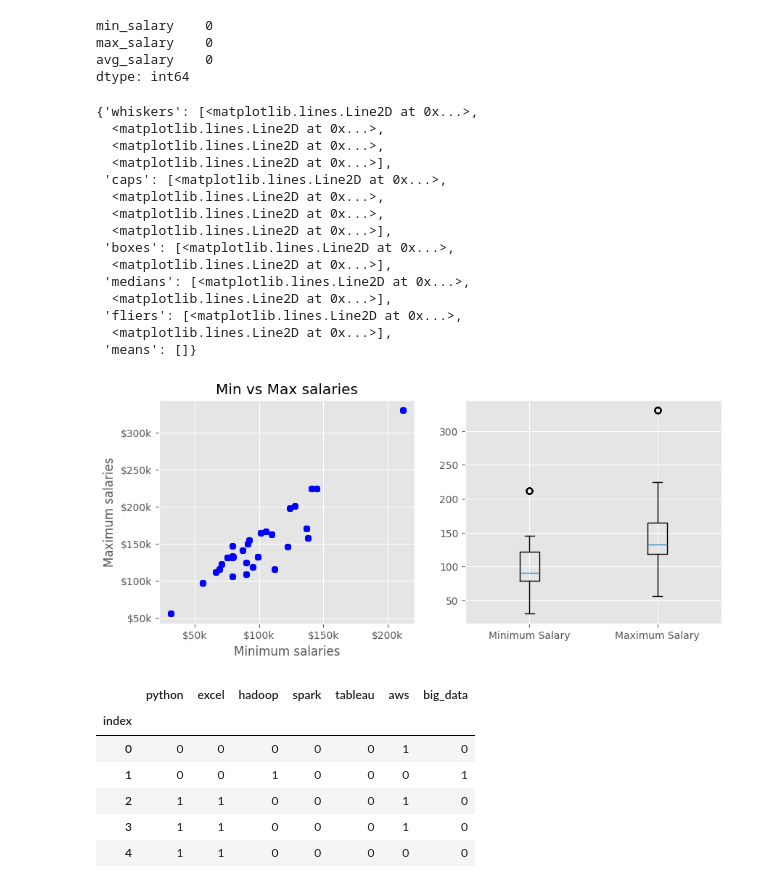
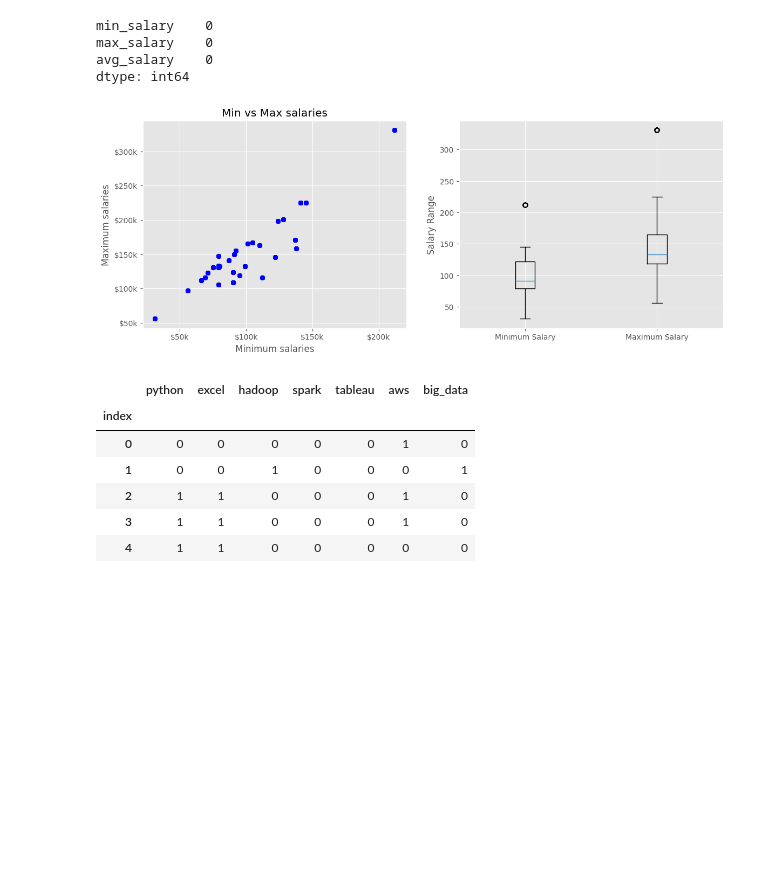
Before and after one commit to AngelX62/Data-Science-Job-Clean, a Jupyter notebook: Data_Science.ipynb, the cells around one changed output. Cells and saved outputs as stored; diff of their text form; code cells hidden in the pictures; blank space fills up the shorter version.

```diff
--- a/Data_Science.ipynb
+++ b/Data_Science.ipynb
@@ -352,34 +348,22 @@ dtype: int64
 # %%
 # Plotting the min and max salaries to see relationship
 
 sal_ticks = list(range(50, 400, 50))
 plt.style.use('ggplot')
-fig, ax = plt.subplots(nrows=1, ncols=2, figsize=(10,4))
+fig, ax = plt.subplots(nrows=1, ncols=2, figsize=(10,5))
+#ax[0] = (projection="3d")
 ax[0].set_title('Min vs Max salaries')
 ax[0].set_xlabel('Minimum salaries')
 ax[0].set_ylabel('Maximum salaries')
 ax[0].set_yticks(sal_ticks, [f"${x}k" for x in sal_ticks])
 ax[0].set_xticks(sal_ticks, [f"${y}k" for y in sal_ticks])
 ax[0].scatter(df['min_salary'], df['max_salary'], c='b', alpha=0.5)
 
 ax[1].boxplot([df['min_salary'], df['max_salary']], labels=['Minimum Salary', 'Maximum Salary'])
+ax[1].set_ylabel('Salary Range')
+plt.subplots_adjust(right=1.2)
 # %% [output]
-{'whiskers': [<matplotlib.lines.Line2D at 0x...>,
-  <matplotlib.lines.Line2D at 0x...>,
-  <matplotlib.lines.Line2D at 0x...>,
-  <matplotlib.lines.Line2D at 0x...>],
- 'caps': [<matplotlib.lines.Line2D at 0x...>,
-  <matplotlib.lines.Line2D at 0x...>,
-  <matplotlib.lines.Line2D at 0x...>,
-  <matplotlib.lines.Line2D at 0x...>],
- 'boxes': [<matplotlib.lines.Line2D at 0x...>,
-  <matplotlib.lines.Line2D at 0x...>],
- 'medians': [<matplotlib.lines.Line2D at 0x...>,
-  <matplotlib.lines.Line2D at 0x...>],
- 'fliers': [<matplotlib.lines.Line2D at 0x...>,
-  <matplotlib.lines.Line2D at 0x...>],
- 'means': []}
-[figure, old version]
+[figure, new version]
 # %%
 # Keywords to search for
 key = ['python', 'excel', 'hadoop', 'spark', 'tableau', 'aws', 'big data']
```
Also changed, not shown: parts of 6 cells of this notebook.
